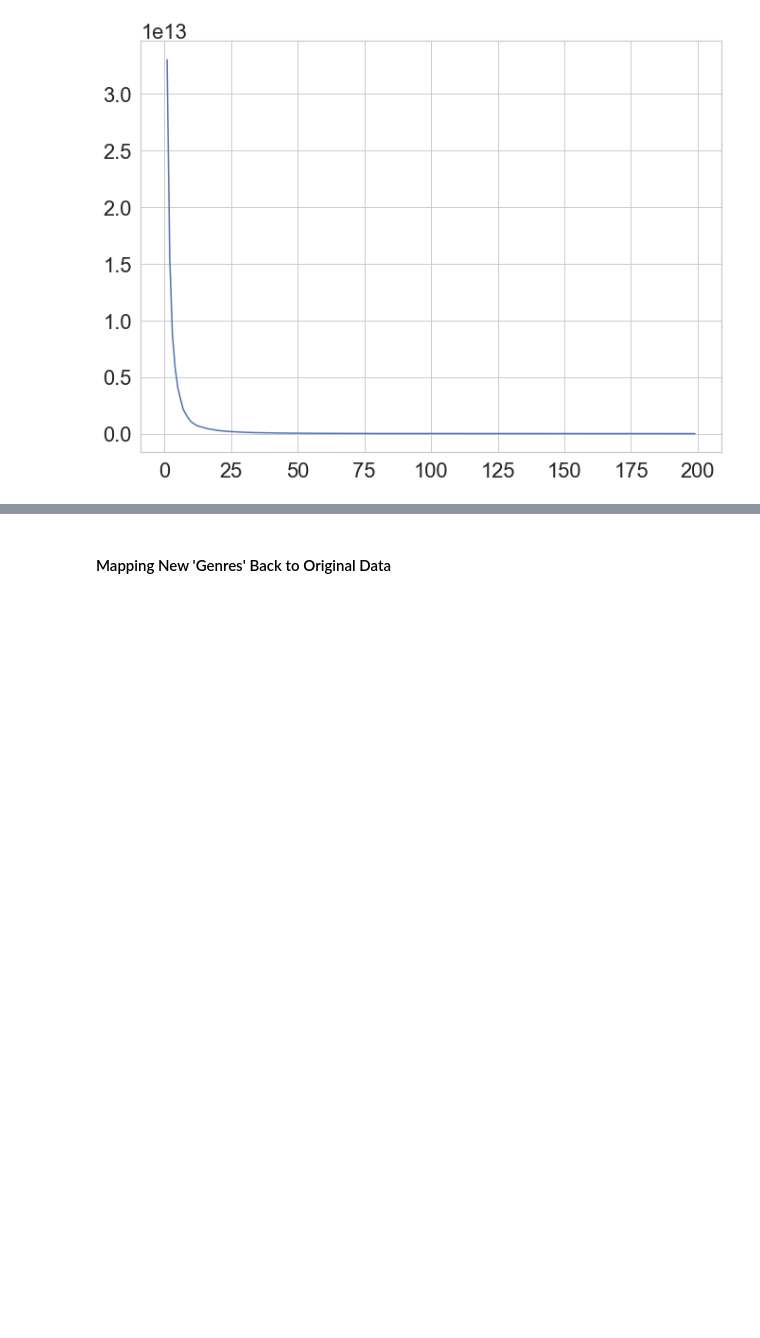
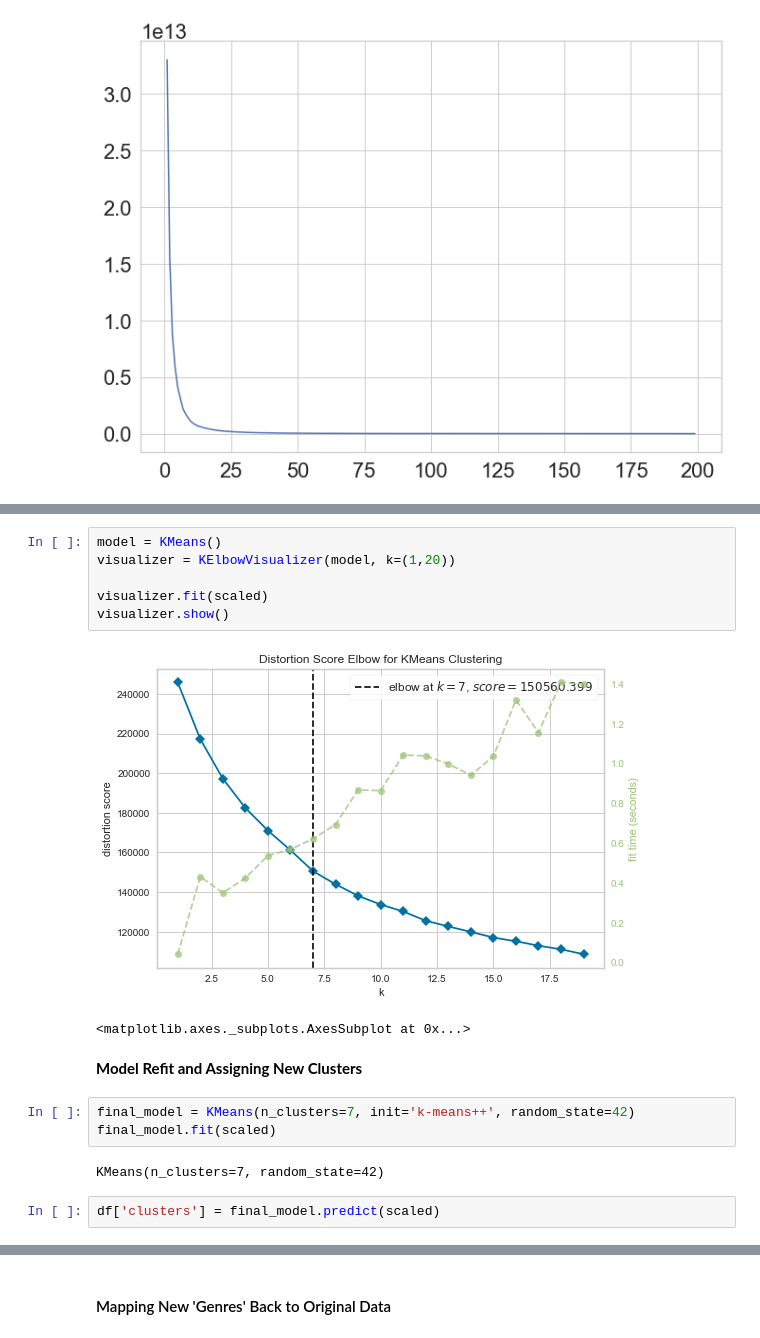
Before and after one commit to mattzhao-R/spotify, a Jupyter notebook: draft_analysis.ipynb, the cells around one changed output, grey strips where cells are left out. Saved outputs shown, nothing was run; the diff lists cells and outputs as text; blank space fills up the shorter version.

Commit message:
finished clustering and generated new genres

```diff
--- a/draft_analysis.ipynb
+++ b/draft_analysis.ipynb
@@ -355 +348,19 @@ visualizer.show()
 <matplotlib.axes._subplots.AxesSubplot at 0x...>
+# %%
+model = KMeans()
+visualizer = KElbowVisualizer(model, k=(1,20))
+
+visualizer.fit(scaled)
+visualizer.show()
+# %% [output]
+[figure, added]
+<matplotlib.axes._subplots.AxesSubplot at 0x...>
+# %% [markdown]
+**Model Refit and Assigning New Clusters**
+# %%
+final_model = KMeans(n_clusters=7, init='k-means++', random_state=42)
+final_model.fit(scaled)
+# %% [output]
+KMeans(n_clusters=7, random_state=42)
+# %%
+df['clusters'] = final_model.predict(scaled)
```
Also changed, not shown: parts of 11 cells of this notebook.
